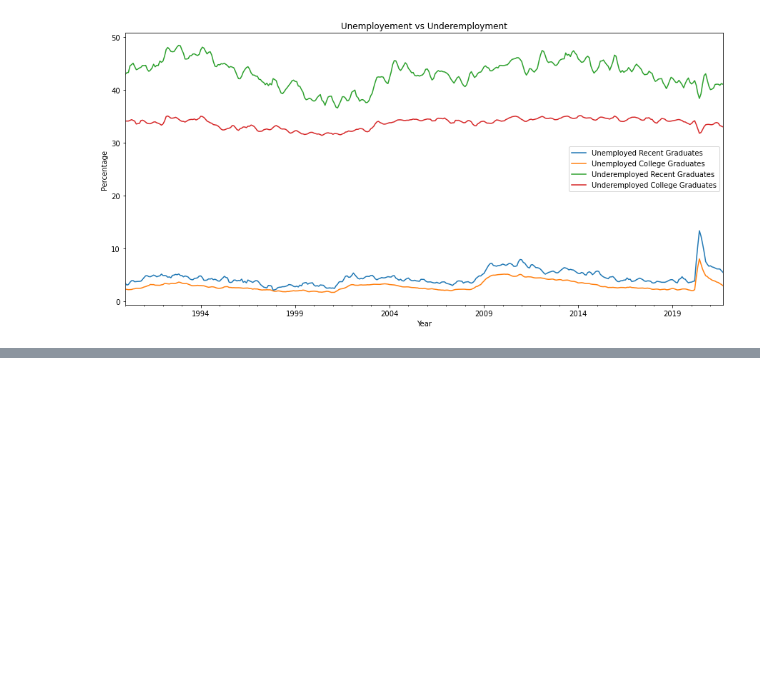
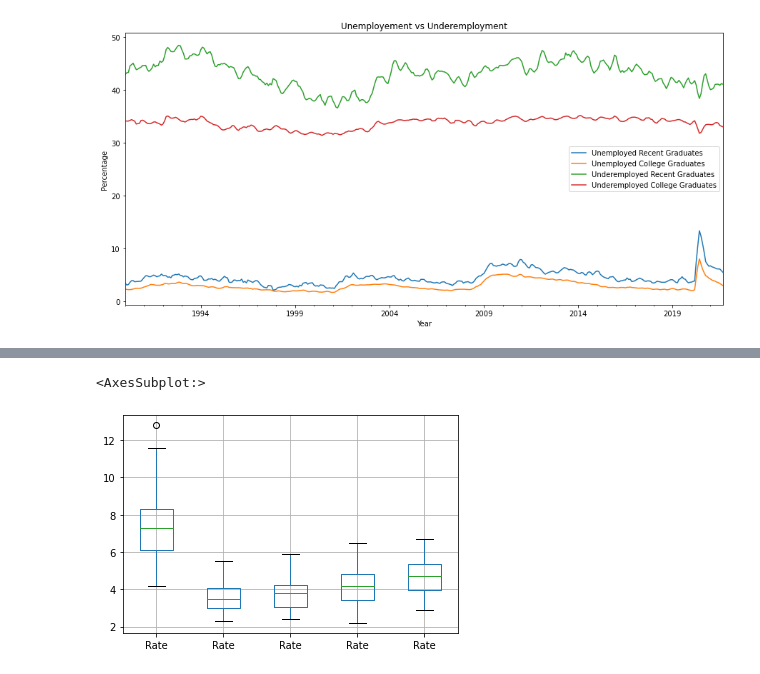
Before and after one commit to Ankita-Khiratkar/2021Fall_finals, a Jupyter notebook: Final_Project.ipynb, the cells around one changed output, grey strips where cells are left out. Cells and saved outputs as stored; diff of their text form; code cells hidden in the pictures; blank space fills up the shorter version.

Commit message:
[WIP] Unemployment rates for states

```diff
--- a/Final_Project.ipynb
+++ b/Final_Project.ipynb
@@ -66,0 +69,7 @@ df_merged.plot(figsize=[15, 7], title='Unemployement vs Underemployment').set(xl
+# %%
+csv_file_names = ['year_2020', 'year_2019', 'year_2018', 'year_2017', 'year_2016']
+concated_df = pd.DataFrame()
+for file in csv_file_names:
+    df = pd.read_csv('./Data/Unemployment Rates for States/'+ file +'.csv', usecols=['State', 'Rate', 'Rank', 'Year'])
+    concated_df = pd.concat([concated_df, df], axis=1)
+concated_df.head()
@@ -66,0 +83,5 @@ df_merged.plot(figsize=[15, 7], title='Unemployement vs Underemployment').set(xl
+# %%
+concated_df.boxplot(column=['Rate'])
+# %% [output]
+<AxesSubplot:>
+[figure, added]
```
Also changed, not shown: parts of 6 cells of this notebook.
